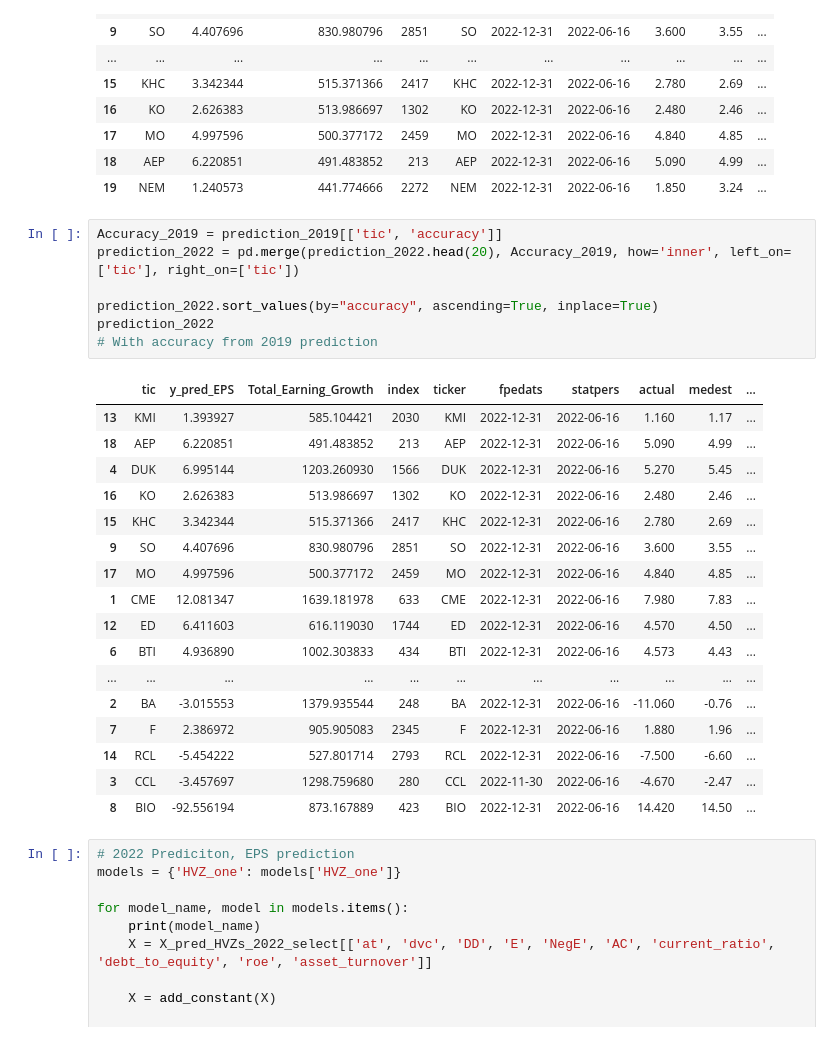
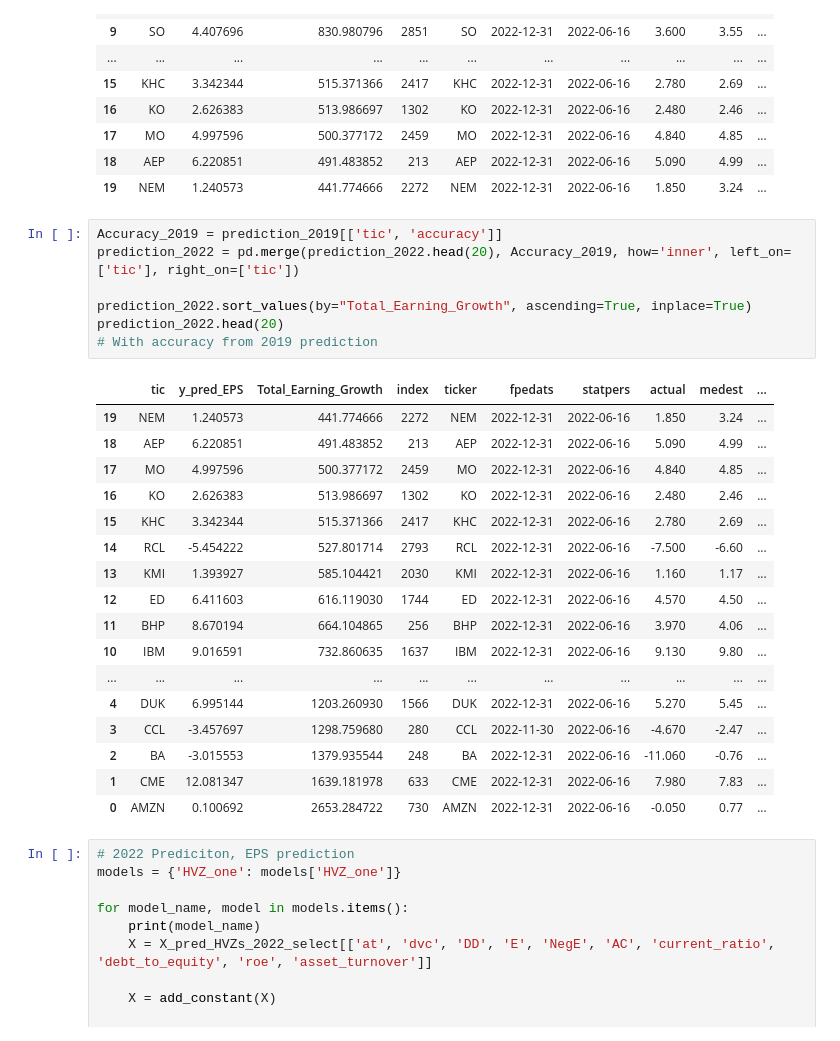
Before and after one commit to MapleKnightOfRiverwood/company-earining-projection, a Jupyter notebook: GA_Final.ipynb, the cells around one changed output. Saved outputs shown, nothing was run; the diff lists cells and outputs as text.

```diff
--- a/GA_Final.ipynb
+++ b/GA_Final.ipynb
@@ -1285,28 +1285,28 @@ prediction_2022.head(20)
 # %%
 Accuracy_2019 = prediction_2019[['tic', 'accuracy']]
 prediction_2022 = pd.merge(prediction_2022.head(20), Accuracy_2019, how='inner', left_on=['tic'], right_on=['tic'])
 
-prediction_2022.sort_values(by="accuracy", ascending=True, inplace=True)
-prediction_2022
+prediction_2022.sort_values(by="Total_Earning_Growth", ascending=True, inplace=True)
+prediction_2022.head(20)
 # With accuracy from 2019 prediction
 # %% [output]
 |  | tic | y_pred_EPS | Total_Earning_Growth | index | ticker | fpedats | statpers | actual | medest | ... |
-| 13 | KMI | 1.393927 | 585.104421 | 2030 | KMI | 2022-12-31 | 2022-06-16 | 1.160 | 1.17 | ... |
+| 19 | NEM | 1.240573 | 441.774666 | 2272 | NEM | 2022-12-31 | 2022-06-16 | 1.850 | 3.24 | ... |
 | 18 | AEP | 6.220851 | 491.483852 | 213 | AEP | 2022-12-31 | 2022-06-16 | 5.090 | 4.99 | ... |
-| 4 | DUK | 6.995144 | 1203.260930 | 1566 | DUK | 2022-12-31 | 2022-06-16 | 5.270 | 5.45 | ... |
+| 17 | MO | 4.997596 | 500.377172 | 2459 | MO | 2022-12-31 | 2022-06-16 | 4.840 | 4.85 | ... |
 | 16 | KO | 2.626383 | 513.986697 | 1302 | KO | 2022-12-31 | 2022-06-16 | 2.480 | 2.46 | ... |
 | 15 | KHC | 3.342344 | 515.371366 | 2417 | KHC | 2022-12-31 | 2022-06-16 | 2.780 | 2.69 | ... |
-| 9 | SO | 4.407696 | 830.980796 | 2851 | SO | 2022-12-31 | 2022-06-16 | 3.600 | 3.55 | ... |
-| 17 | MO | 4.997596 | 500.377172 | 2459 | MO | 2022-12-31 | 2022-06-16 | 4.840 | 4.85 | ... |
+| 14 | RCL | -5.454222 | 527.801714 | 2793 | RCL | 2022-12-31 | 2022-06-16 | -7.500 | -6.60 | ... |
+| 13 | KMI | 1.393927 | 585.104421 | 2030 | KMI | 2022-12-31 | 2022-06-16 | 1.160 | 1.17 | ... |
+| 12 | ED | 6.411603 | 616.119030 | 1744 | ED | 2022-12-31 | 2022-06-16 | 4.570 | 4.50 | ... |
+| 11 | BHP | 8.670194 | 664.104865 | 256 | BHP | 2022-12-31 | 2022-06-16 | 3.970 | 4.06 | ... |
+| 10 | IBM | 9.016591 | 732.860635 | 1637 | IBM | 2022-12-31 | 2022-06-16 | 9.130 | 9.80 | ... |
+| ... | ... | ... | ... | ... | ... | ... | ... | ... | ... | ... |
+| 4 | DUK | 6.995144 | 1203.260930 | 1566 | DUK | 2022-12-31 | 2022-06-16 | 5.270 | 5.45 | ... |
+| 3 | CCL | -3.457697 | 1298.759680 | 280 | CCL | 2022-11-30 | 2022-06-16 | -4.670 | -2.47 | ... |
+| 2 | BA | -3.015553 | 1379.935544 | 248 | BA | 2022-12-31 | 2022-06-16 | -11.060 | -0.76 | ... |
 | 1 | CME | 12.081347 | 1639.181978 | 633 | CME | 2022-12-31 | 2022-06-16 | 7.980 | 7.83 | ... |
-| 12 | ED | 6.411603 | 616.119030 | 1744 | ED | 2022-12-31 | 2022-06-16 | 4.570 | 4.50 | ... |
-| 6 | BTI | 4.936890 | 1002.303833 | 434 | BTI | 2022-12-31 | 2022-06-16 | 4.573 | 4.43 | ... |
-| ... | ... | ... | ... | ... | ... | ... | ... | ... | ... | ... |
-| 2 | BA | -3.015553 | 1379.935544 | 248 | BA | 2022-12-31 | 2022-06-16 | -11.060 | -0.76 | ... |
-| 7 | F | 2.386972 | 905.905083 | 2345 | F | 2022-12-31 | 2022-06-16 | 1.880 | 1.96 | ... |
-| 14 | RCL | -5.454222 | 527.801714 | 2793 | RCL | 2022-12-31 | 2022-06-16 | -7.500 | -6.60 | ... |
-| 3 | CCL | -3.457697 | 1298.759680 | 280 | CCL | 2022-11-30 | 2022-06-16 | -4.670 | -2.47 | ... |
-| 8 | BIO | -92.556194 | 873.167889 | 423 | BIO | 2022-12-31 | 2022-06-16 | 14.420 | 14.50 | ... |
+| 0 | AMZN | 0.100692 | 2653.284722 | 730 | AMZN | 2022-12-31 | 2022-06-16 | -0.050 | 0.77 | ... |
 # %%
 # 2022 Prediciton, EPS prediction
 models = {'HVZ_one': models['HVZ_one']}
```
Also changed, not shown: parts of 2 cells of this notebook.
